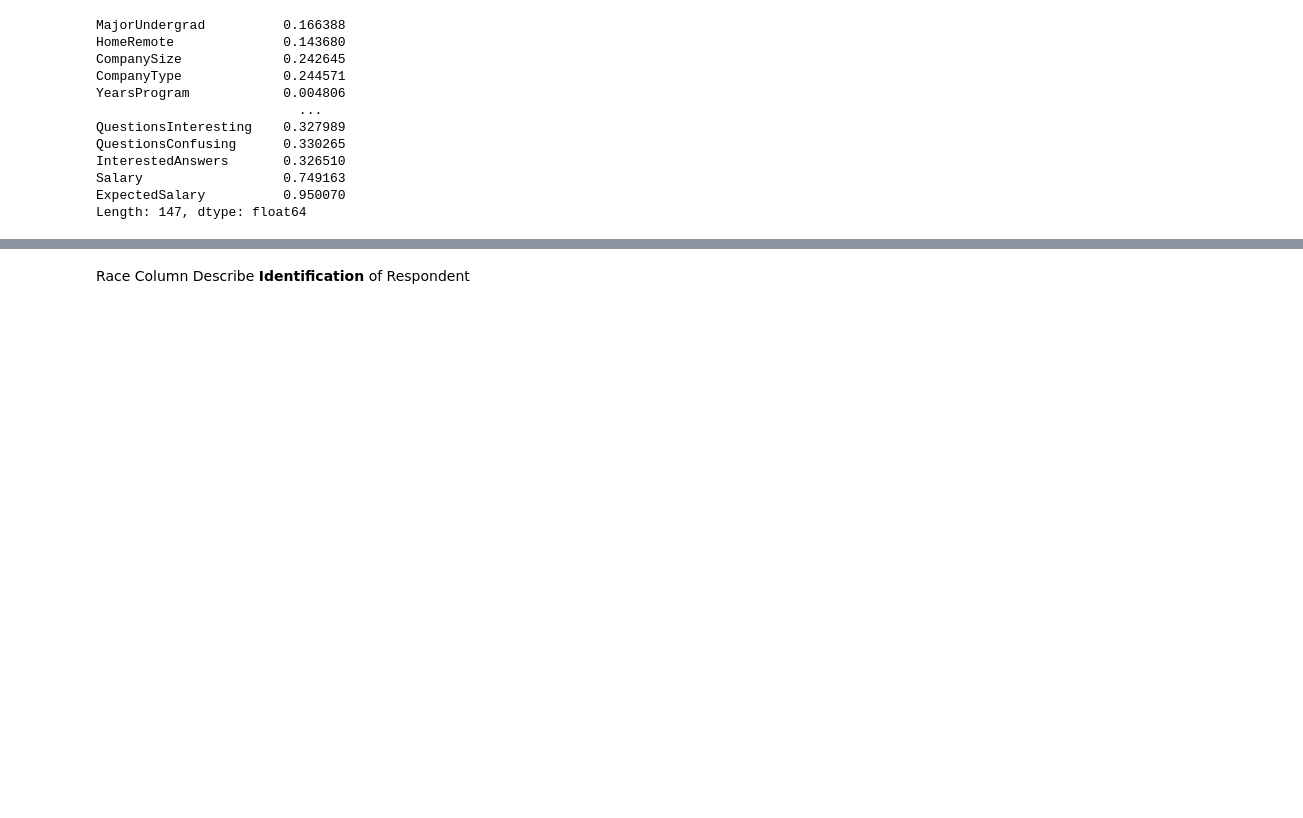
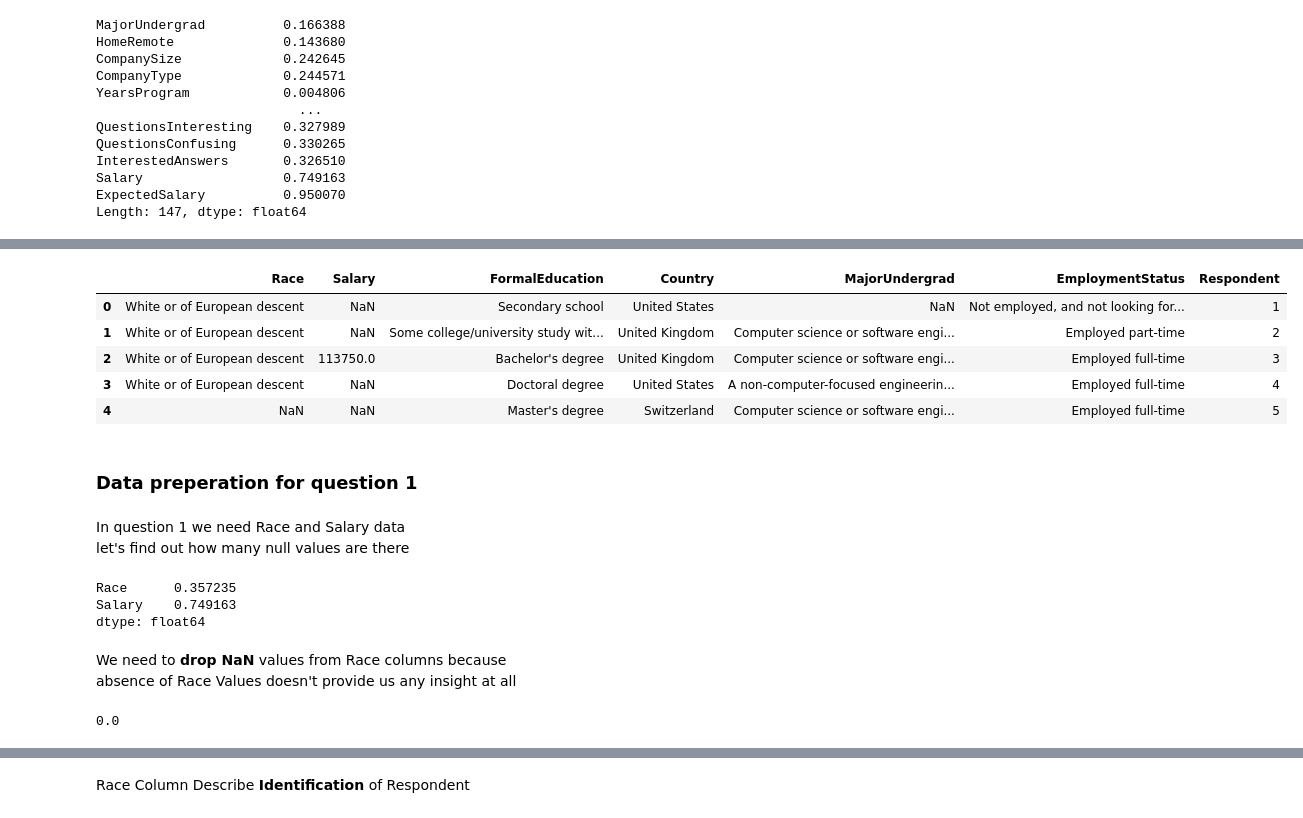
Before and after one commit to AbbasMustafa/Udacity-Data-Scientist-Nanadegree, a Jupyter notebook: Stackoverflow data.ipynb, the cells around one changed output, grey strips where cells are left out. Drawn from its saved outputs; the diff is of its cells as text; code cells hidden in the pictures; blank space fills up the shorter version.

```diff
--- a/Stackoverflow data.ipynb
+++ b/Stackoverflow data.ipynb
@@ -56,0 +78,31 @@ Length: 147, dtype: float64
+# %%
+# Extract Important Columns from Dataframe
+
+df = df.loc[:, ['Race','Salary','FormalEducation','Country','MajorUndergrad','EmploymentStatus','Respondent']]
+df.head()
+# %% [output]
+|  | Race | Salary | FormalEducation | Country | MajorUndergrad | EmploymentStatus | Respondent |
+| 0 | White or of European descent | NaN | Secondary school | United States | NaN | Not employed, and not looking for... | 1 |
+| 1 | White or of European descent | NaN | Some college/university study wit... | United Kingdom | Computer science or software engi... | Employed part-time | 2 |
+| 2 | White or of European descent | 113750.0 | Bachelor's degree | United Kingdom | Computer science or software engi... | Employed full-time | 3 |
+| 3 | White or of European descent | NaN | Doctoral degree | United States | A non-computer-focused engineerin... | Employed full-time | 4 |
+| 4 | NaN | NaN | Master's degree | Switzerland | Computer science or software engi... | Employed full-time | 5 |
+# %% [markdown]
+### Data preperation for question 1
+# %% [markdown]
+In question 1 we need Race and Salary data <br>
+let's find out how many null values are there
+# %%
+df.loc[:, ['Race', 'Salary']].isnull().mean()
+# %% [output]
+Race      0.357235
+Salary    0.749163
+dtype: float64
+# %% [markdown]
+We need to **drop NaN** values from Race columns because <br>
+absence of Race Values doesn't provide us any insight at all
+# %%
+df1 = df.dropna(subset=['Race'],axis=0)
+df1.Race.isnull().mean()
+# %% [output]
+0.0
```
Also changed, not shown: parts of 48 cells of this notebook.
